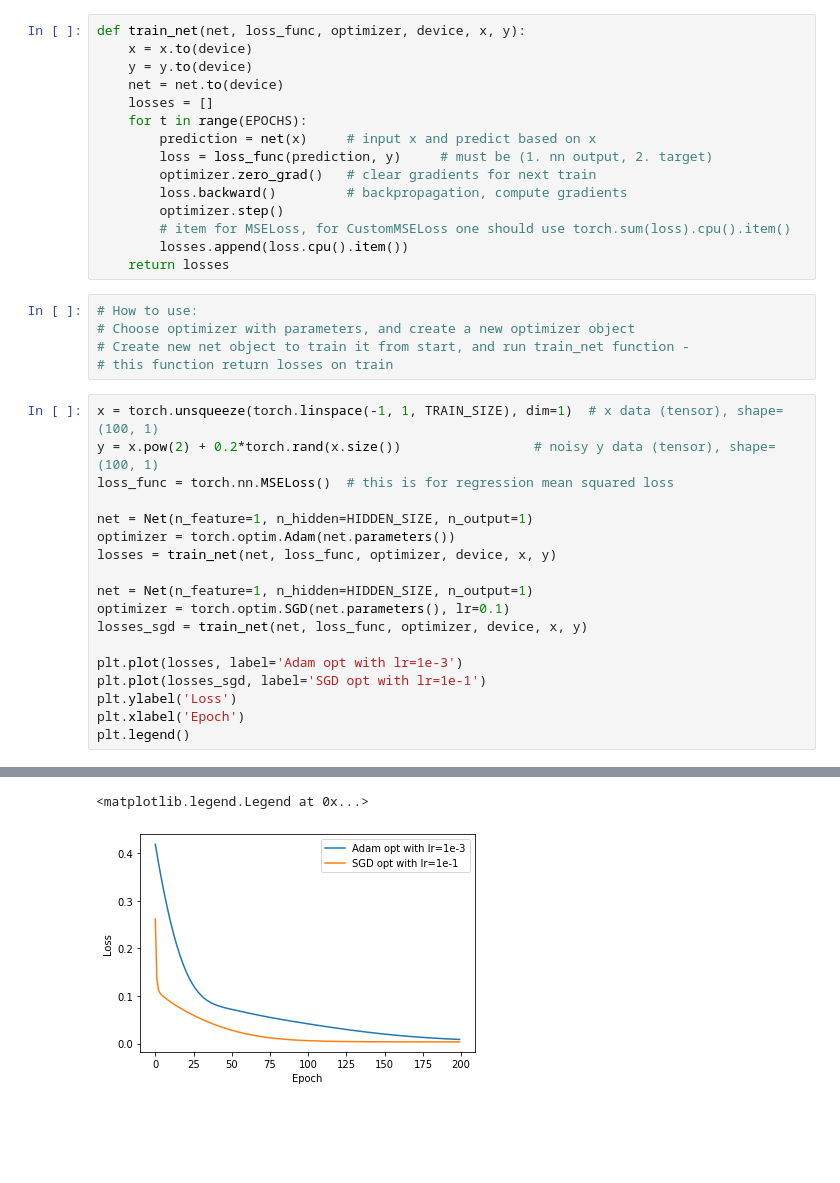
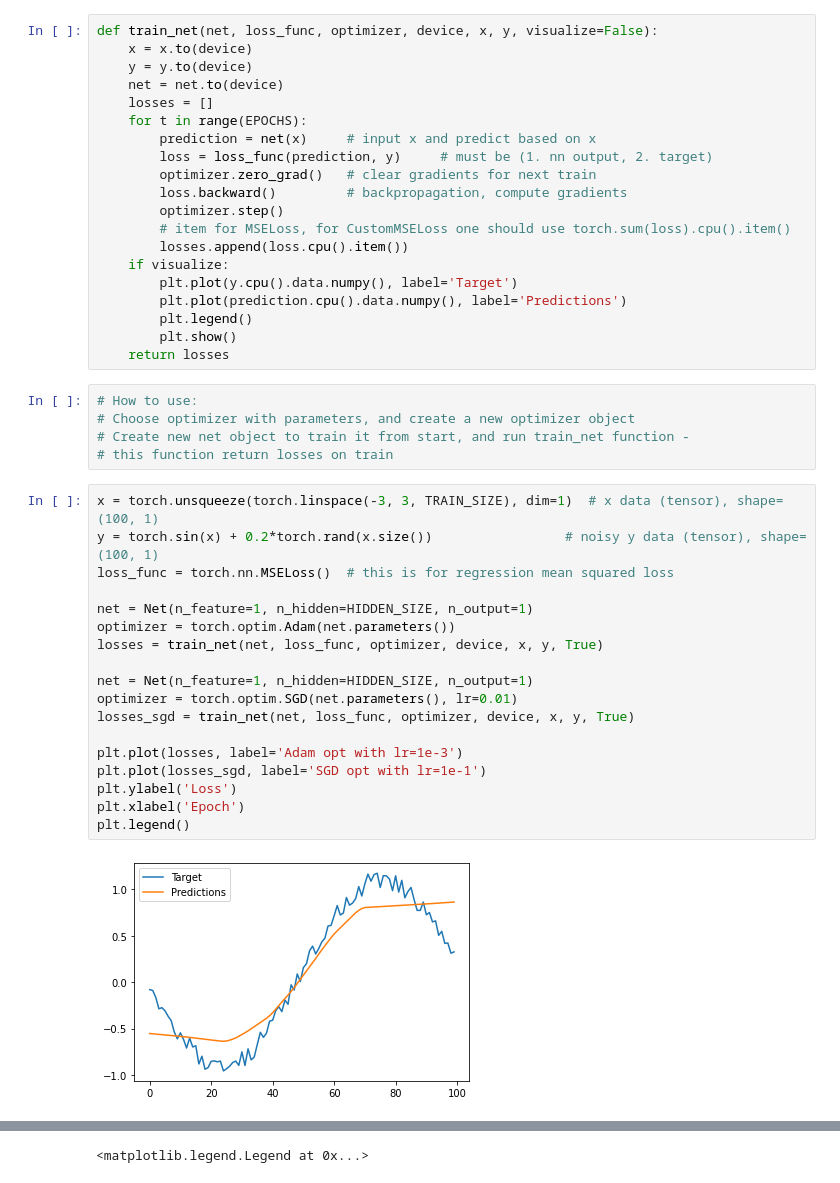
Before and after one commit to glkuzi/optim7, a Jupyter notebook: NN_3sq.ipynb, the cells around one changed output, grey strips where cells are left out. Drawn from its saved outputs; the diff is of its cells as text; blank space fills up the shorter version.

Commit message:
Changed target to sin, added visualization

```diff
--- a/NN_3sq.ipynb
+++ b/NN_3sq.ipynb
@@ -43,7 +43,7 @@ HIDDEN_SIZE = 50
 TRAIN_SIZE = 100
 EPOCHS = 200
 # %%
-def train_net(net, loss_func, optimizer, device, x, y):
+def train_net(net, loss_func, optimizer, device, x, y, visualize=False):
     x = x.to(device)
     y = y.to(device)
     net = net.to(device)
@@ -56,6 +56,11 @@ def train_net(net, loss_func, optimizer, device, x, y):
         optimizer.step()
         # item for MSELoss, for CustomMSELoss one should use torch.sum(loss).cpu().item()
         losses.append(loss.cpu().item())
+    if visualize:
+        plt.plot(y.cpu().data.numpy(), label='Target')
+        plt.plot(prediction.cpu().data.numpy(), label='Predictions')
+        plt.legend()
+        plt.show()
     return losses
 # %%
 # How to use:
@@ -63,21 +68,22 @@ def train_net(net, loss_func, optimizer, device, x, y):
 # Create new net object to train it from start, and run train_net function -
 # this function return losses on train
 # %%
-x = torch.unsqueeze(torch.linspace(-1, 1, TRAIN_SIZE), dim=1)  # x data (tensor), shape=(100, 1)
-y = x.pow(2) + 0.2*torch.rand(x.size())                 # noisy y data (tensor), shape=(100, 1)
+x = torch.unsqueeze(torch.linspace(-3, 3, TRAIN_SIZE), dim=1)  # x data (tensor), shape=(100, 1)
+y = torch.sin(x) + 0.2*torch.rand(x.size())                 # noisy y data (tensor), shape=(100, 1)
 loss_func = torch.nn.MSELoss()  # this is for regression mean squared loss
 
 net = Net(n_feature=1, n_hidden=HIDDEN_SIZE, n_output=1)
 optimizer = torch.optim.Adam(net.parameters())
-losses = train_net(net, loss_func, optimizer, device, x, y)
+losses = train_net(net, loss_func, optimizer, device, x, y, True)
 
 net = Net(n_feature=1, n_hidden=HIDDEN_SIZE, n_output=1)
-optimizer = torch.optim.SGD(net.parameters(), lr=0.1)
-losses_sgd = train_net(net, loss_func, optimizer, device, x, y)
+optimizer = torch.optim.SGD(net.parameters(), lr=0.01)
+losses_sgd = train_net(net, loss_func, optimizer, device, x, y, True)
 
 plt.plot(losses, label='Adam opt with lr=1e-3')
 plt.plot(losses_sgd, label='SGD opt with lr=1e-1')
 plt.ylabel('Loss')
 plt.xlabel('Epoch')
 plt.legend()
 # %% [output]
+[figure, new version]
@@ -84,2 +91 @@ plt.legend()
 <matplotlib.legend.Legend at 0x...>
-[figure, old version]
```
Also changed, not shown: parts of 1 cell of this notebook.
